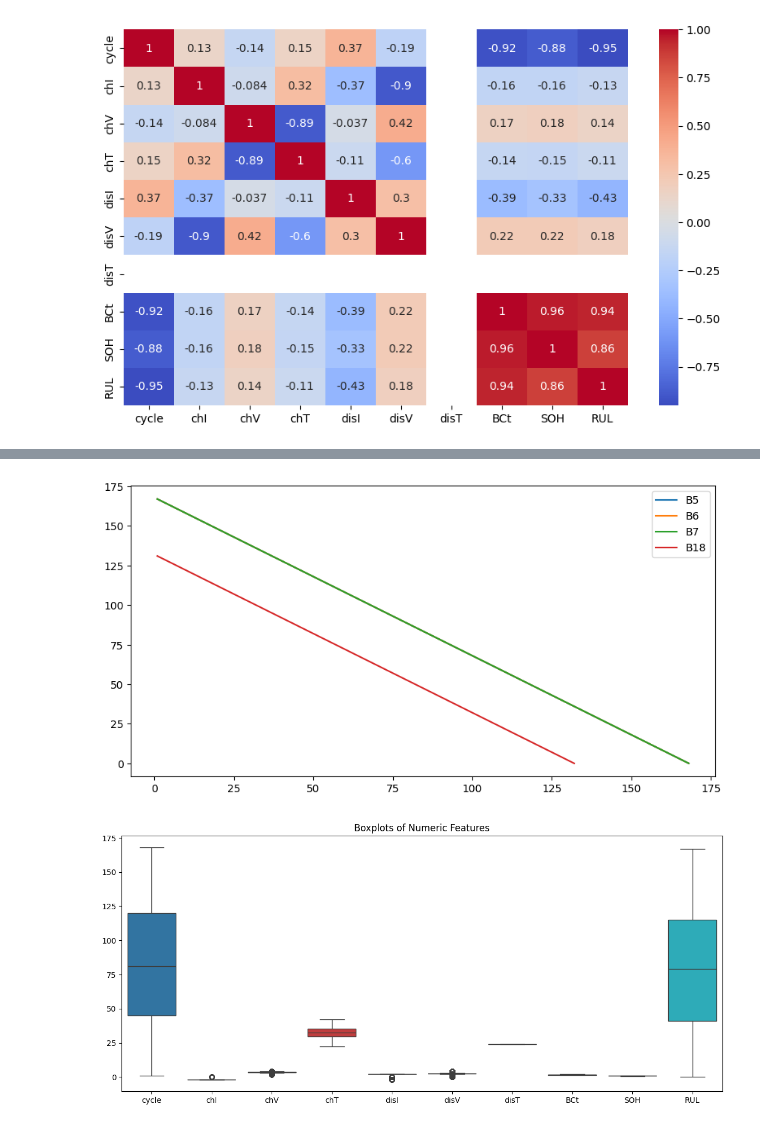
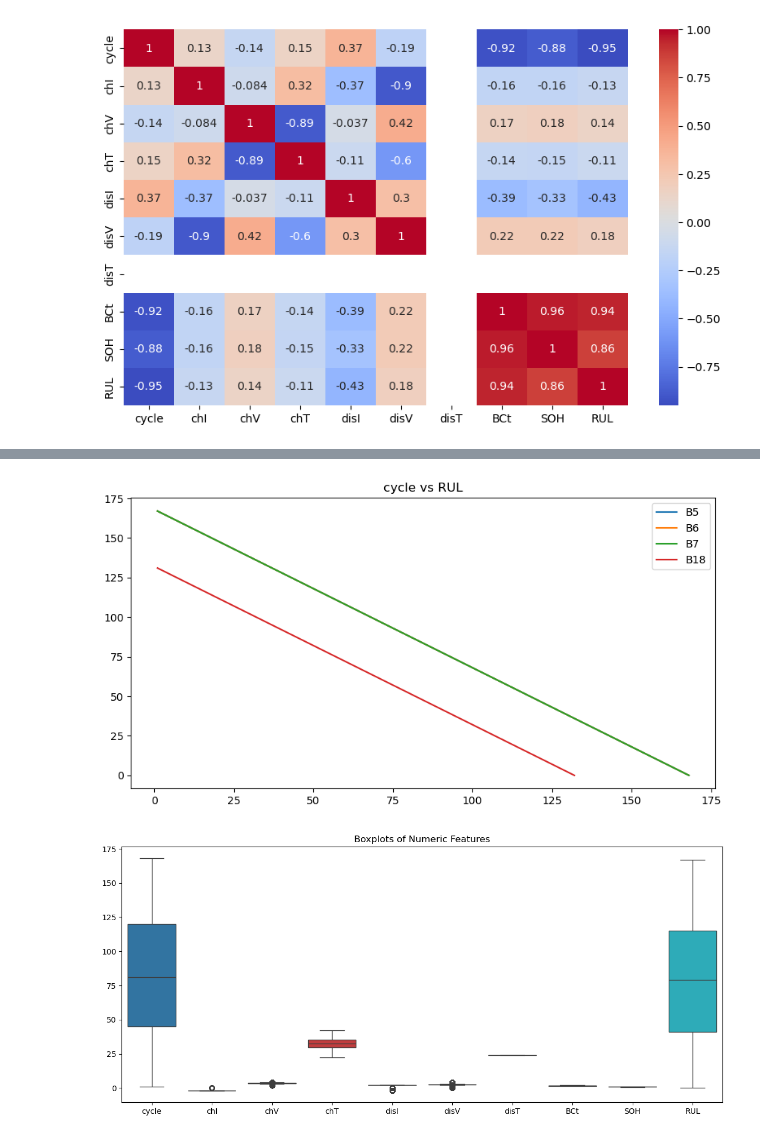
Before and after one commit to kawthar-shameseldeen/Battery-RUL-Prediction, a Jupyter notebook: notebook/data_preprocessing.ipynb, the cells around one changed output, grey strips where cells are left out. Drawn from its saved outputs; the diff is of its cells as text; code cells hidden in the pictures.

```diff
--- a/notebook/data_preprocessing.ipynb
+++ b/notebook/data_preprocessing.ipynb
@@ -138,17 +176,17 @@ df.describe
 # %%
 
 plt.figure(figsize=(10,5))
 for battery in df["battery_id"].unique():
     subset=df[df["battery_id"]==battery]
     plt.plot(subset["cycle"],subset["RUL"],label=battery)
 
 
 
-
+plt.title("cycle vs RUL")
 plt.legend()
 plt.show()
 # %% [output]
-[figure, old version]
+[figure, new version]
 # %%
 
 import seaborn as sns
```
Also changed, not shown: parts of 4 cells of this notebook, 2 other files.
